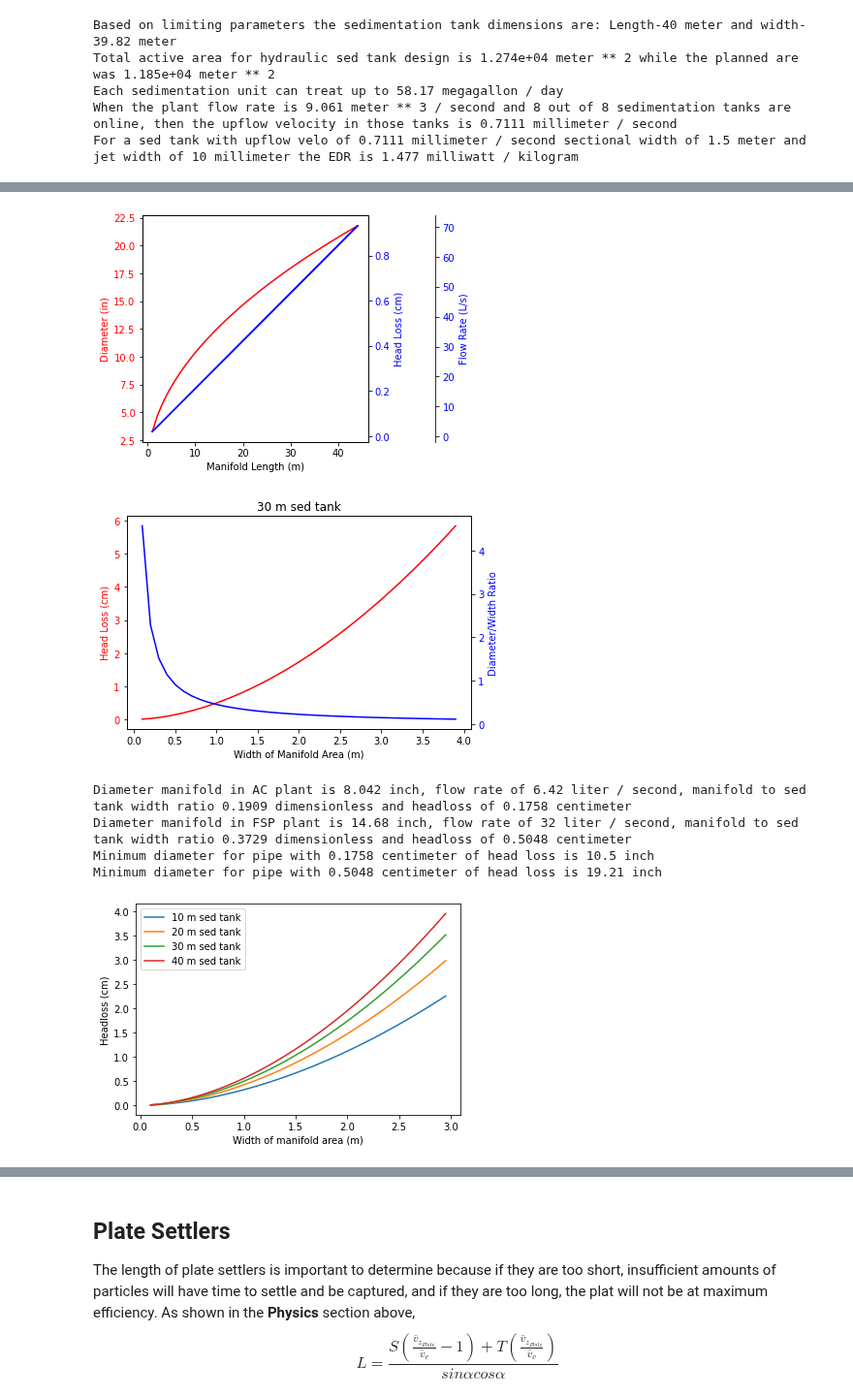
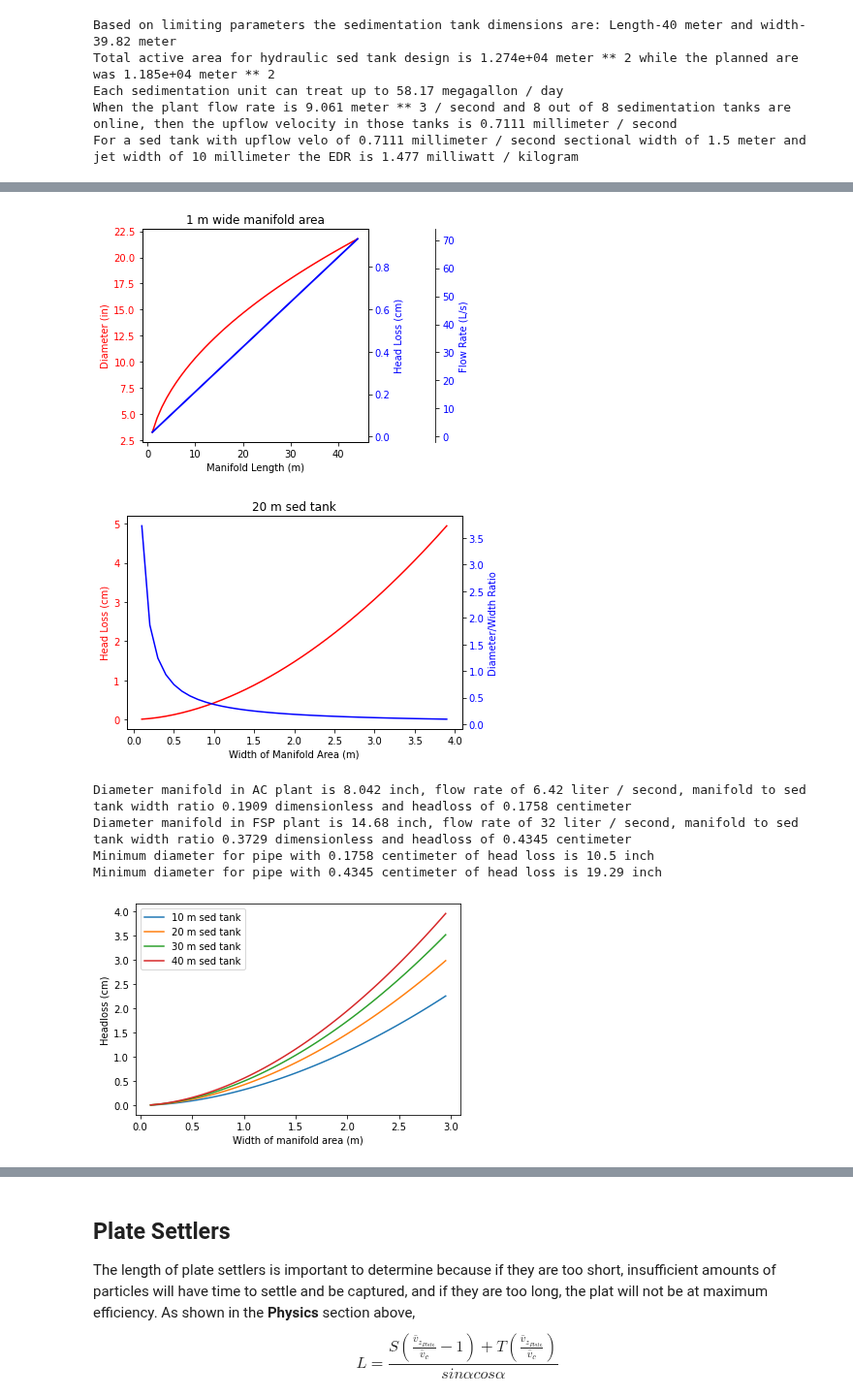
Before and after one commit to MWSteams/4590FSP, a Jupyter notebook: Sedimentation_Hydraulic.ipynb, the cells around one changed output, grey strips where cells are left out. Shown at 97% size. Cells and saved outputs as stored; diff of their text form; code cells hidden in the pictures.

```diff
--- a/Sedimentation_Hydraulic.ipynb
+++ b/Sedimentation_Hydraulic.ipynb
@@ -485,13 +482,15 @@ ax3.plot(lengths, Q, color='blue')
 ax3.tick_params(axis='y', labelcolor='blue')
 ax3.spines["right"].set_position(("axes", 1.3))
 
+w=width_section/u.m
+plt.title('%i m wide manifold area' %w)
 fig.tight_layout()
 plt.show()
 
 
 #Generate manifolds with different widths from peak to peak of the triangles
 
-length_sed_unit_FSP = 30*u.m
+length_sed_unit_FSP = 20*u.m
 width_section = 1*u.m
 widths=[]
 headloss=[]
@@ -562,39 +561,39 @@ for l in lengths:
 
 # number of diffusers based on standard AC design
 n_diffusers_AC = (L_Sed / (5*u.cm)).to(u.dimensionless)
 n_diffusers_FSP = ( length_sed_unit_FSP/ (5*u.cm)).to(u.dimensionless)
 
 # Head loss in manifold function from AC Core
 head_loss_manifold_AC_2 = ac.headloss_manifold(manifold_AC[1], manifold_AC[0], L_Sed, KMinor_manifold, Nu, Roughness,NumOutlets = n_diffusers_AC )
 head_loss_manifold_FSP_2 = ac.headloss_manifold(manifold_FSP[1], manifold_FSP[0], length_sed_unit_FSP, KMinor_manifold, Nu, Roughness, NumOutlets=n_diffusers_FSP )
 
 
 print('Diameter manifold in AC plant is '+str(manifold_AC[0])+', flow rate of '+str(manifold_AC[1])+
       ', manifold to sed tank width ratio '+str(ratio_manifold_sed_AC)+' and headloss of '+str(head_loss_manifold_AC_2.to(u.cm)) )
 print('Diameter manifold in FSP plant is '+str(manifold_FSP[0])+', flow rate of '+str(manifold_FSP[1])+
       ', manifold to sed tank width ratio '+str(ratio_manifold_sed_FSP)+' and headloss of '+str(head_loss_manifold_FSP_2.to(u.cm)) )
 
 
 ## next calculate the diameter of a pipe based on desired max head loss value
 # Issue with the previous analysis is that if works if the headloss is kept low. With our higher flow rates this
 # may not be true
 
 diam_manifold_AC = ac.diam_pipe(manifold_AC[1], head_loss_manifold_AC_2, L_Sed , Nu, Roughness,KMinor_manifold)
 diam_manifold_FSP = ac.diam_pipe(manifold_FSP[1], head_loss_manifold_FSP_2, length_sed_unit_FSP , Nu, Roughness, KMinor_manifold)
 
 # What amount of head loss in the manifold is acceptable? Should we try to keep the head loss as low as in the AC designs?
 # if we do that then we can set the head loss in diam_manifold_FSP equal to head_loss_manifold_AC_2
 # more head loss in the pipe could probably help flow distribution and counter the pressure recovery
 
 print('Minimum diameter for pipe with '+str(head_loss_manifold_AC_2.to(u.cm))+' of head loss is '+str(diam_manifold_AC.to(u.inch)))
 print('Minimum diameter for pipe with '+str(head_loss_manifold_FSP_2.to(u.cm))+' of head loss is '+str(diam_manifold_FSP.to(u.inch)))
 # %% [output]
-[figure, old version]
+[figure, new version]
-[figure, old version]
+[figure, new version]
 Diameter manifold in AC plant is 8.042 inch, flow rate of 6.42 liter / second, manifold to sed tank width ratio 0.1909 dimensionless and headloss of 0.1758 centimeter
-Diameter manifold in FSP plant is 14.68 inch, flow rate of 32 liter / second, manifold to sed tank width ratio 0.3729 dimensionless and headloss of 0.5048 centimeter
+Diameter manifold in FSP plant is 14.68 inch, flow rate of 32 liter / second, manifold to sed tank width ratio 0.3729 dimensionless and headloss of 0.4345 centimeter
 Minimum diameter for pipe with 0.1758 centimeter of head loss is 10.5 inch
-Minimum diameter for pipe with 0.5048 centimeter of head loss is 19.21 inch
+Minimum diameter for pipe with 0.4345 centimeter of head loss is 19.29 inch
 [figure]
 [figure]
 # %% [markdown]
```
Also changed, not shown: parts of 2 cells of this notebook.
